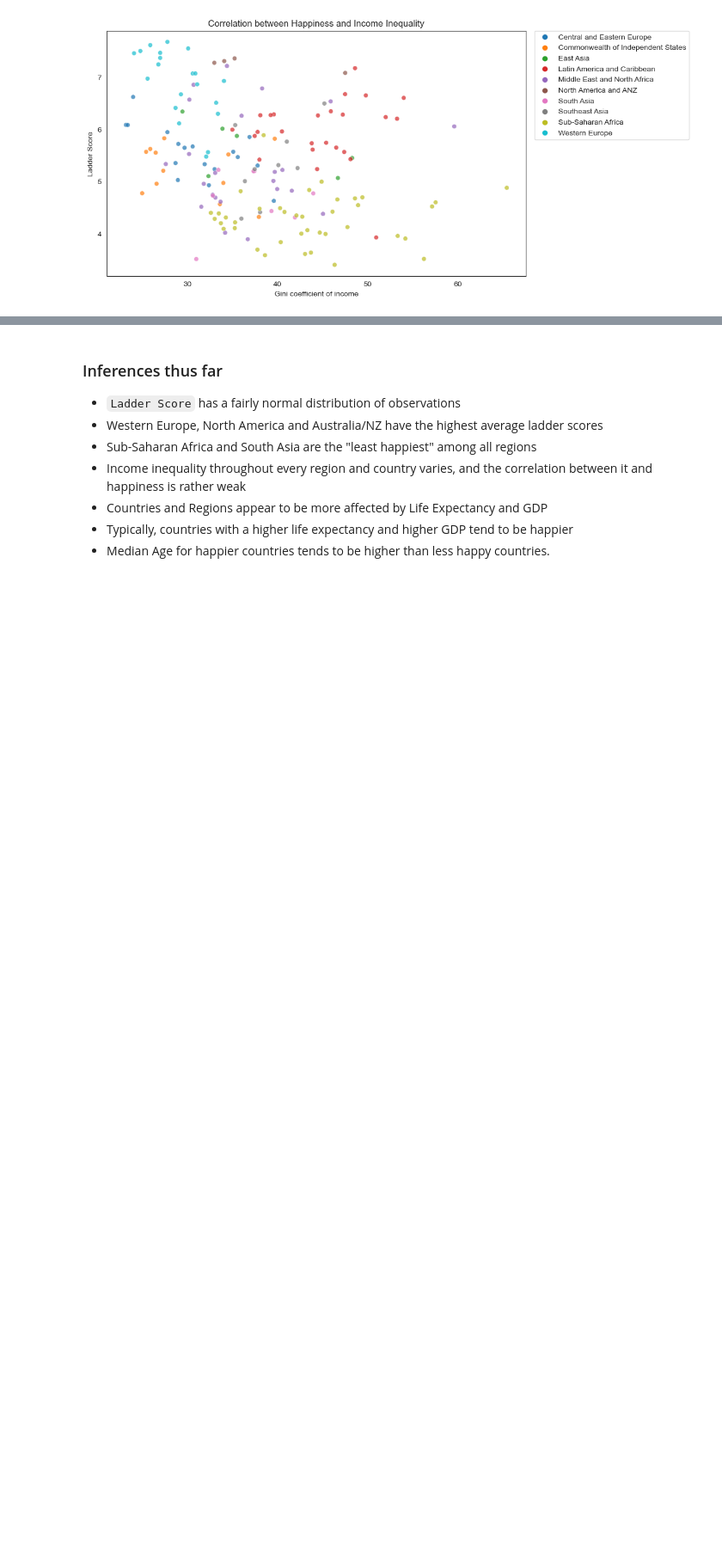
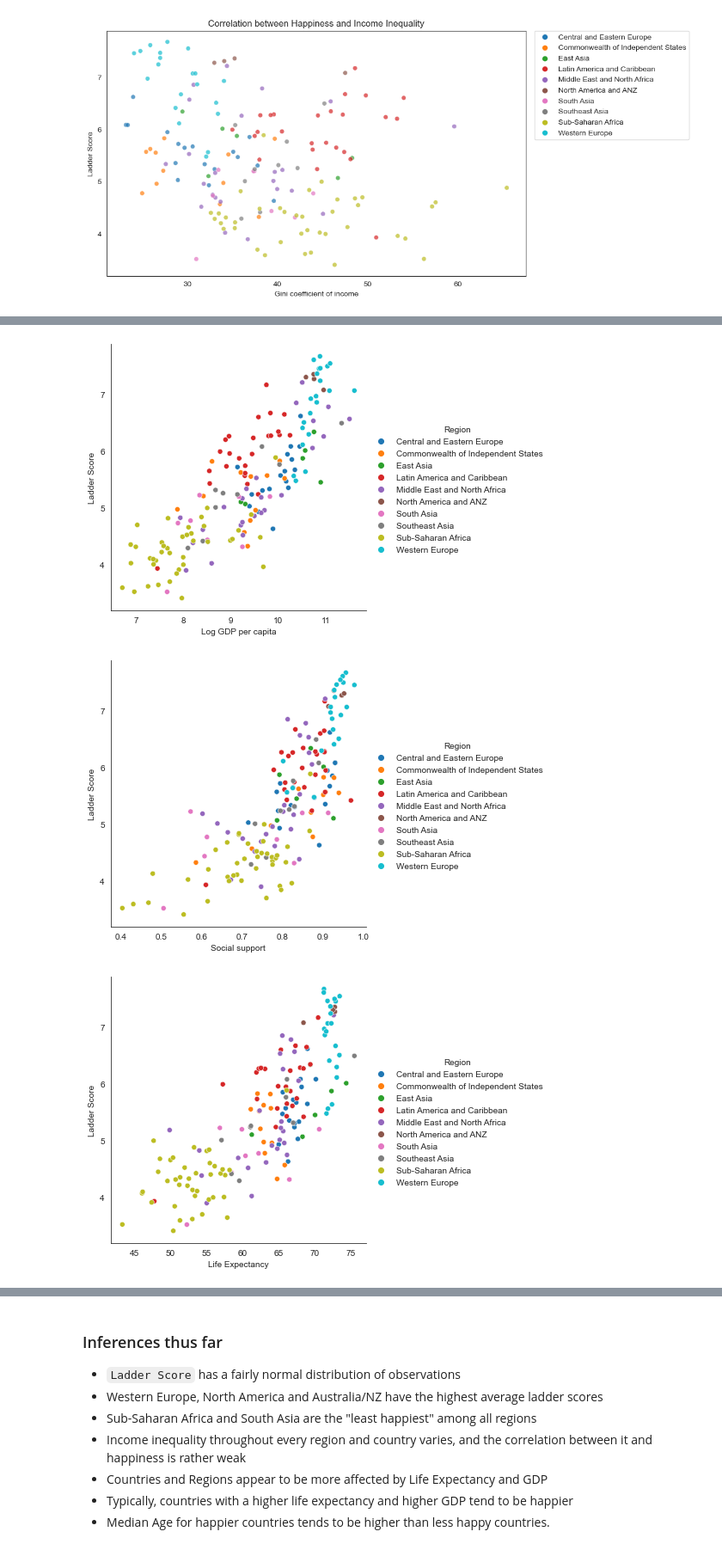
Before and after one commit to paul-trood/Portfolio-World_Happiness_Report, a Jupyter notebook: world_happiness.ipynb, the cells around one changed output, grey strips where cells are left out. Shown at 86% size. Saved outputs shown, nothing was run; the diff lists cells and outputs as text; code cells hidden in the pictures; blank space fills up the shorter version.

```diff
--- a/world_happiness.ipynb
+++ b/world_happiness.ipynb
@@ -1077,0 +1085,17 @@ Overall, we may notice that income inequality may not have a large impact on a c
+# %%
+# Factors that contribute to happiness
+# Seaborn relational plot to graph results
+
+for col in country_region[["Log GDP per capita", "Social support", "Life Expectancy",
+        "Freedom", "Generosity",
+        "Perceptions of corruption"]]:
+
+        sns.relplot(
+                    data = country_region,
+                    x= col, y= "Ladder Score", # Compares each variable to ladder score
+                    hue= "Region"
+                   )
+# %% [output]
+[figure, added]
+[figure, added]
+[figure, added]
```
Also changed, not shown: parts of 10 cells of this notebook.
